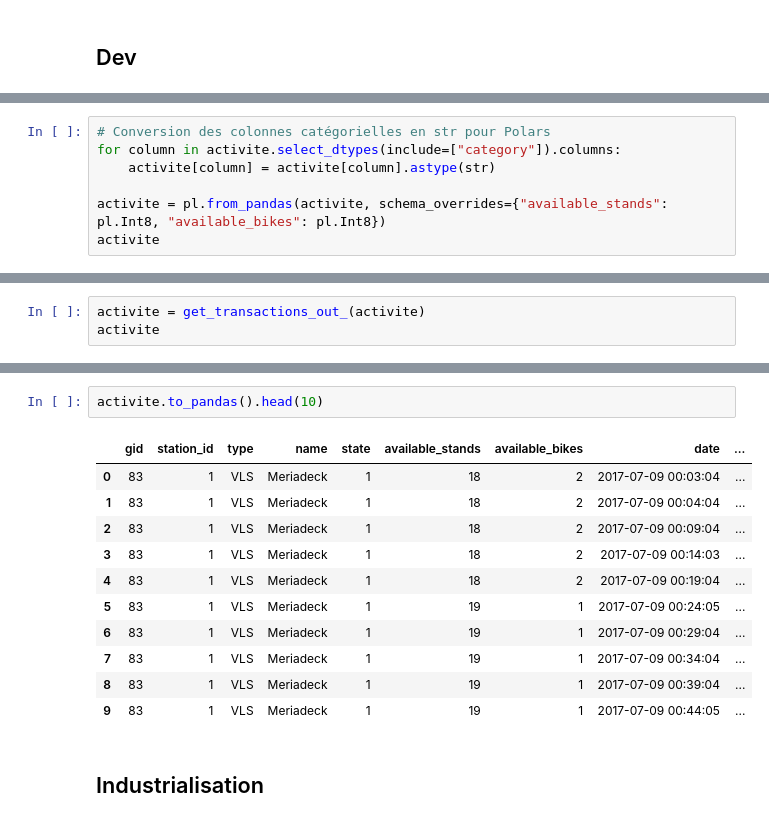
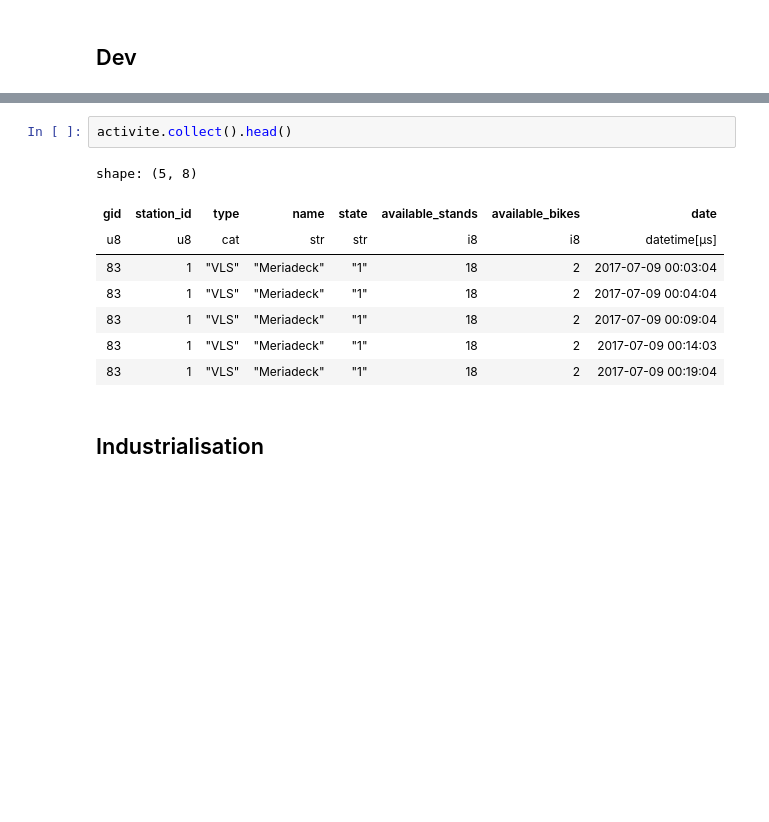
Before and after one commit to armgilles/vcub_keeper, a Jupyter notebook: notebooks/02_Features/01_transaction_out #3.ipynb, the cells around one changed output, grey strips where cells are left out. Cells and saved outputs as stored; diff of their text form; blank space fills up the shorter version.

```diff
--- a/notebooks/02_Features/01_transaction_out #3.ipynb
+++ b/notebooks/02_Features/01_transaction_out #3.ipynb
@@ -53,7 +45,0 @@ dtype: object
-# %%
-# Conversion des colonnes catégorielles en str pour Polars
-for column in activite.select_dtypes(include=["category"]).columns:
-    activite[column] = activite[column].astype(str)
-
-activite = pl.from_pandas(activite, schema_overrides={"available_stands": pl.Int8, "available_bikes": pl.Int8})
-activite
@@ -109,3 +56,0 @@ def get_transactions_out_(activite):
-# %%
-activite = get_transactions_out_(activite)
-activite
@@ -163,16 +57,13 @@ activite_save.head(10)
 # %%
-activite.to_pandas().head(10)
+activite.collect().head()
 # %% [output]
+shape: (5, 8)
-|  | gid | station_id | type | name | state | available_stands | available_bikes | date | ... |
-| 0 | 83 | 1 | VLS | Meriadeck | 1 | 18 | 2 | 2017-07-09 00:03:04 | ... |
-| 1 | 83 | 1 | VLS | Meriadeck | 1 | 18 | 2 | 2017-07-09 00:04:04 | ... |
-| 2 | 83 | 1 | VLS | Meriadeck | 1 | 18 | 2 | 2017-07-09 00:09:04 | ... |
-| 3 | 83 | 1 | VLS | Meriadeck | 1 | 18 | 2 | 2017-07-09 00:14:03 | ... |
-| 4 | 83 | 1 | VLS | Meriadeck | 1 | 18 | 2 | 2017-07-09 00:19:04 | ... |
-| 5 | 83 | 1 | VLS | Meriadeck | 1 | 19 | 1 | 2017-07-09 00:24:05 | ... |
-| 6 | 83 | 1 | VLS | Meriadeck | 1 | 19 | 1 | 2017-07-09 00:29:04 | ... |
-| 7 | 83 | 1 | VLS | Meriadeck | 1 | 19 | 1 | 2017-07-09 00:34:04 | ... |
-| 8 | 83 | 1 | VLS | Meriadeck | 1 | 19 | 1 | 2017-07-09 00:39:04 | ... |
-| 9 | 83 | 1 | VLS | Meriadeck | 1 | 19 | 1 | 2017-07-09 00:44:05 | ... |
+| gid | station_id | type | name | state | available_stands | available_bikes | date |
+| u8 | u8 | cat | str | str | i8 | i8 | datetime[μs] |
+| 83 | 1 | "VLS" | "Meriadeck" | "1" | 18 | 2 | 2017-07-09 00:03:04 |
+| 83 | 1 | "VLS" | "Meriadeck" | "1" | 18 | 2 | 2017-07-09 00:04:04 |
+| 83 | 1 | "VLS" | "Meriadeck" | "1" | 18 | 2 | 2017-07-09 00:09:04 |
+| 83 | 1 | "VLS" | "Meriadeck" | "1" | 18 | 2 | 2017-07-09 00:14:03 |
+| 83 | 1 | "VLS" | "Meriadeck" | "1" | 18 | 2 | 2017-07-09 00:19:04 |
 # %% [markdown]
 ## Industrialisation
```
Also changed, not shown: parts of 30 cells of this notebook, 1 other file.
